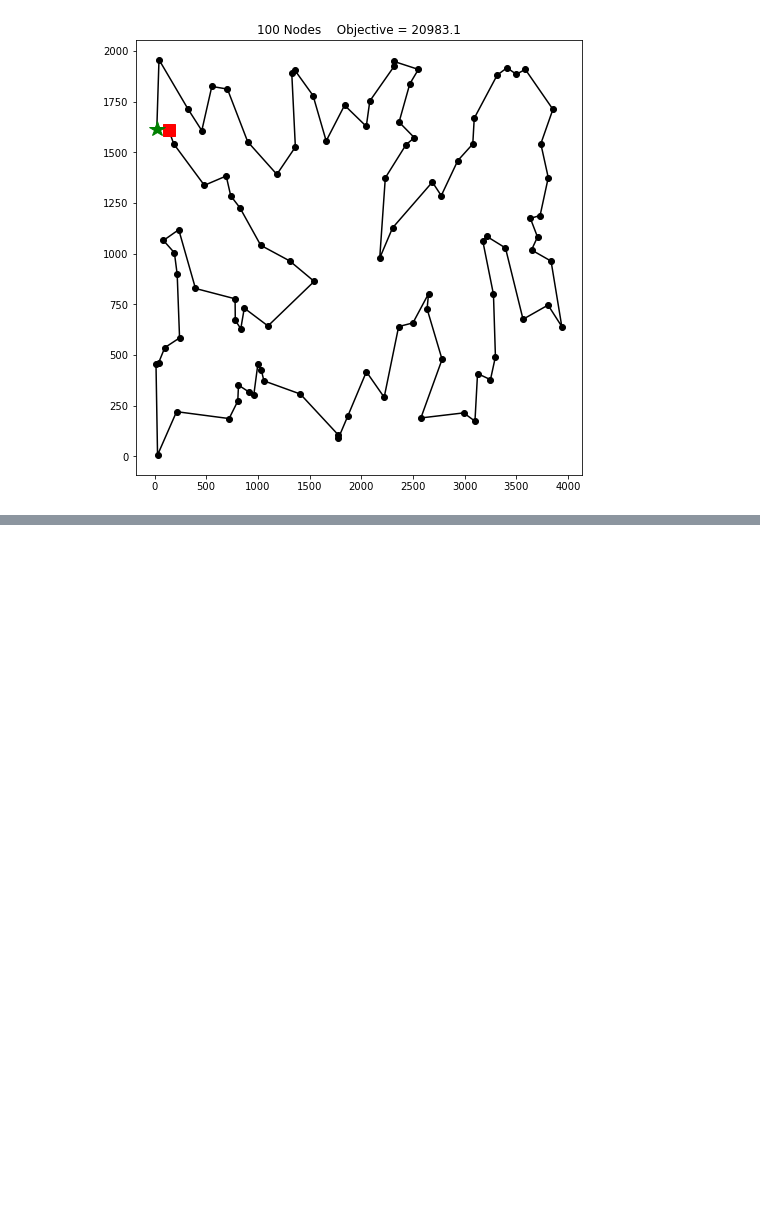
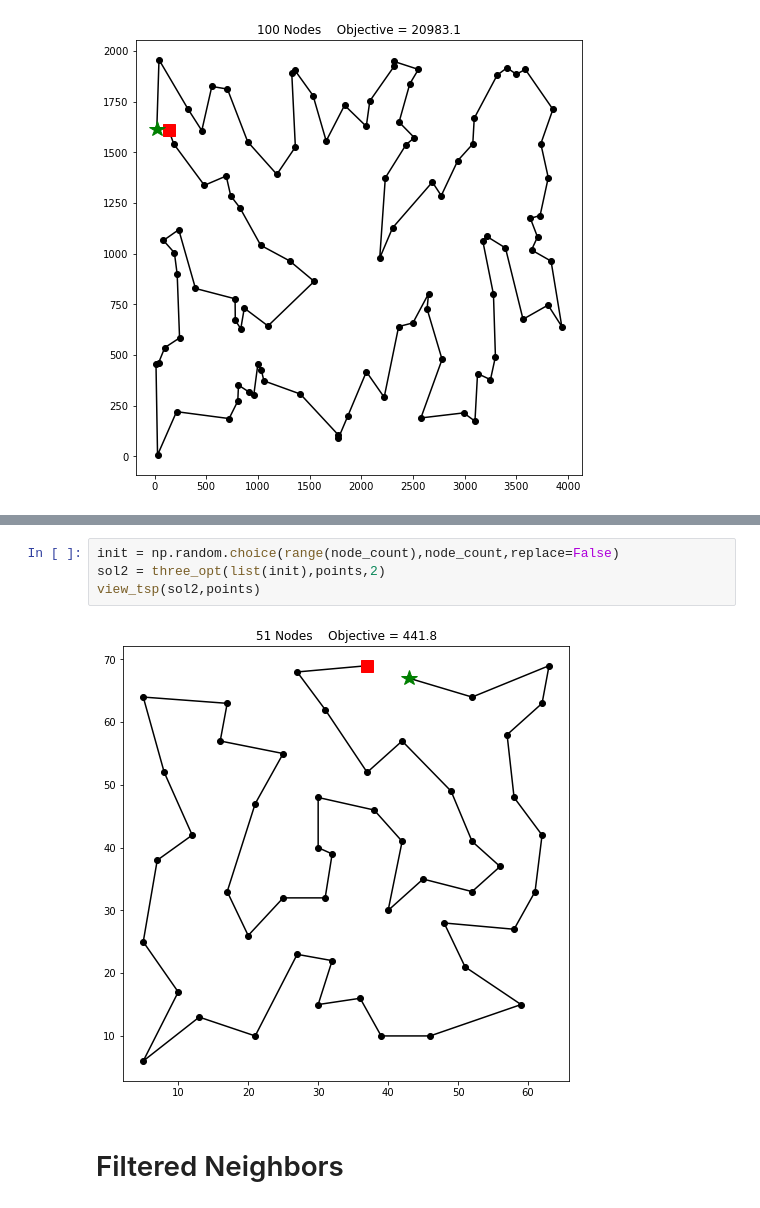
Before and after one commit to pooyad359/discrete-optim, a Jupyter notebook: 4 tsp/TSP.ipynb, the cells around one changed output, grey strips where cells are left out. Saved outputs shown, nothing was run; the diff lists cells and outputs as text; blank space fills up the shorter version.

Commit message:
added constraint programing + nearest neighbors

```diff
--- a/4 tsp/TSP.ipynb
+++ b/4 tsp/TSP.ipynb
@@ -887,0 +975,8 @@ No improvement observed.
+# %%
+init = np.random.choice(range(node_count),node_count,replace=False)
+sol2 = three_opt(list(init),points,2)
+view_tsp(sol2,points)
+# %% [output]
+[figure, added]
+# %% [markdown]
+# Filtered Neighbors
```
Also changed, not shown: parts of 33 cells of this notebook, 2 other files.
